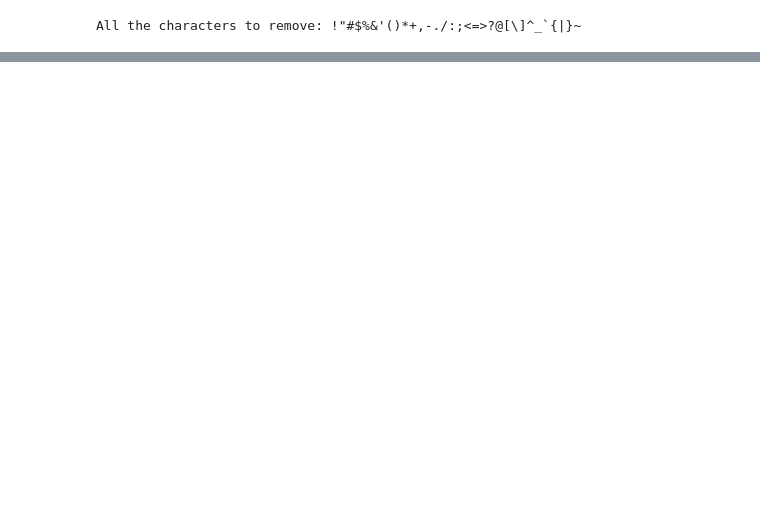
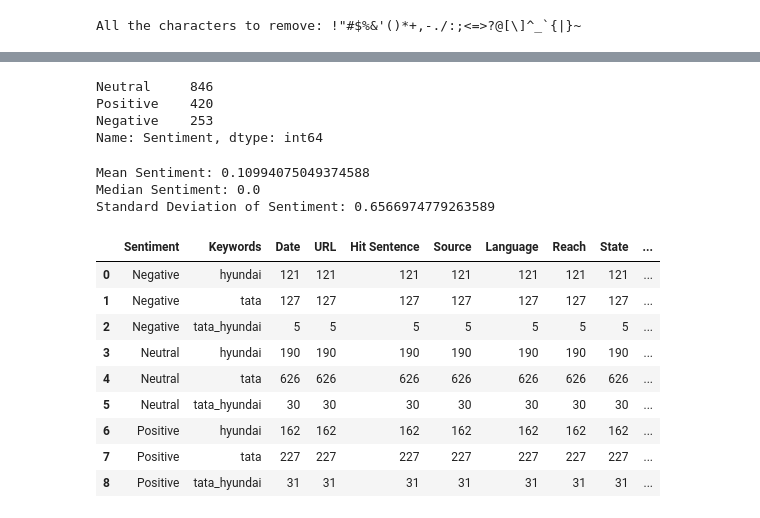
Before and after one commit to rbhattar07/Tata-Motors--Consumer-Favorability-Analysis, a Jupyter notebook: main.ipynb, the cells around one changed output, grey strips where cells are left out. Drawn from its saved outputs; the diff is of its cells as text; code cells hidden in the pictures; blank space fills up the shorter version.

```diff
--- a/main.ipynb
+++ b/main.ipynb
@@ -22,8 +42,9 @@ matplotlib.rcParams['figure.figsize'] = (10, 6)
 matplotlib.rcParams['figure.facecolor'] = '#00000000'
 
 pd.set_option('display.max_columns', 25)
-pd.set_option('display.max_rows', 50)
+pd.set_option('display.max_rows', 1520)
 
+import re
 
 import nltk
 from nltk.tokenize import word_tokenize
@@ -33,6 +54,12 @@ from nltk.corpus import stopwords
 nltk.download('stopwords')
 from nltk.sentiment.vader import SentimentIntensityAnalyzer
 nltk.download('vader_lexicon')
+from nltk.corpus import wordnet
+nltk.download('wordnet')
+from collections import Counter
+from nltk.stem import PorterStemmer
+from sklearn.feature_extraction.text import TfidfVectorizer
+from sklearn.cluster import KMeans
 # %% [output]
 [nltk_data] Downloading package punkt to
 [nltk_data]     C:\Users\14708\AppData\Roaming\nltk_data...
@@ -542,0 +558,38 @@ df
+# %%
+# Frequency Count of each variable
+sentiment_counts = df['Sentiment'].value_counts()
+print(sentiment_counts)
+# %% [output]
+Neutral     846
+Positive    420
+Negative    253
+Name: Sentiment, dtype: int64
+# %%
+sentiment_metric = {'Neutral':0,'Positive':1, 'Negative':-1}
+df['Sentiment Score'] = df['Sentiment'].map(sentiment_metric)
+
+# Sentiment Score analysis
+mean_sentiment = df['Sentiment Score'].mean()
+median_sentiment = df['Sentiment Score'].median()
+std_dev_sentiment = df['Sentiment Score'].std()
+
+print("Mean Sentiment:", mean_sentiment)
+print("Median Sentiment:", median_sentiment)
+print("Standard Deviation of Sentiment:", std_dev_sentiment)
+# %% [output]
+Mean Sentiment: 0.10994075049374588
+Median Sentiment: 0.0
+Standard Deviation of Sentiment: 0.6566974779263589
+# %%
+df.groupby(['Sentiment', 'Keywords'], as_index=False).count()
+# %% [output]
+|  | Sentiment | Keywords | Date | URL | Hit Sentence | Source | Language | Reach | State | ... |
+| 0 | Negative | hyundai | 121 | 121 | 121 | 121 | 121 | 121 | 121 | ... |
+| 1 | Negative | tata | 127 | 127 | 127 | 127 | 127 | 127 | 127 | ... |
+| 2 | Negative | tata_hyundai | 5 | 5 | 5 | 5 | 5 | 5 | 5 | ... |
+| 3 | Neutral | hyundai | 190 | 190 | 190 | 190 | 190 | 190 | 190 | ... |
+| 4 | Neutral | tata | 626 | 626 | 626 | 626 | 626 | 626 | 626 | ... |
+| 5 | Neutral | tata_hyundai | 30 | 30 | 30 | 30 | 30 | 30 | 30 | ... |
+| 6 | Positive | hyundai | 162 | 162 | 162 | 162 | 162 | 162 | 162 | ... |
+| 7 | Positive | tata | 227 | 227 | 227 | 227 | 227 | 227 | 227 | ... |
+| 8 | Positive | tata_hyundai | 31 | 31 | 31 | 31 | 31 | 31 | 31 | ... |
```
Also changed, not shown: parts of 4 cells of this notebook, 1 other file.
